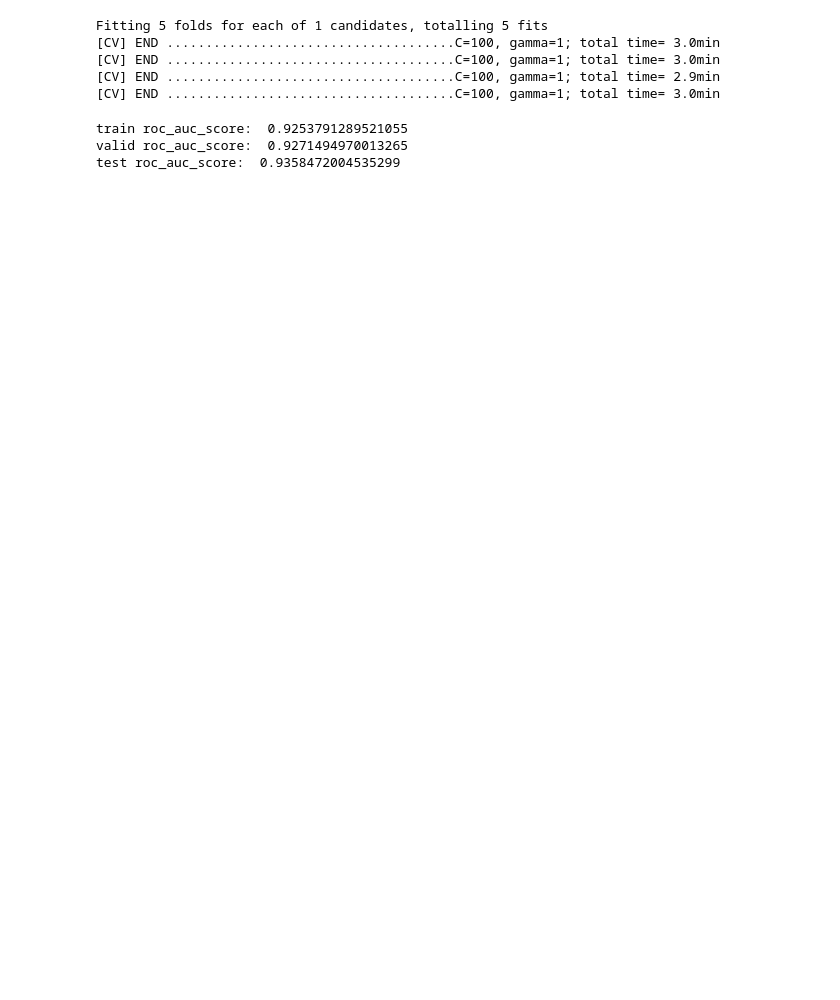
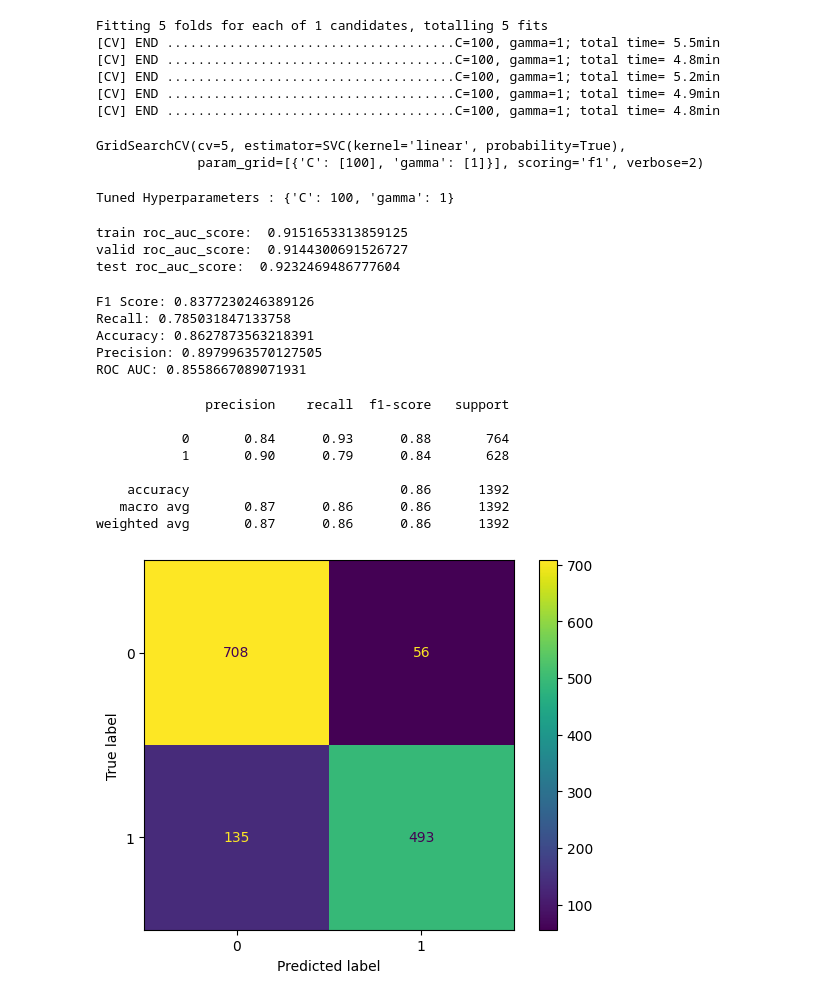
Before and after one commit to shazzad-hasan/ethereum-fraud-detection, a Jupyter notebook: models/svm.ipynb, the cells around one changed output. Cells and saved outputs as stored; diff of their text form; code cells hidden in the pictures; blank space fills up the shorter version.

```diff
--- a/models/svm.ipynb
+++ b/models/svm.ipynb
@@ -25,4 +21,0 @@ df = pd.read_csv('/content/drive/MyDrive/ethereum-fraud-detection/data/address_d
-# %%
-feature_list = list(set(df.columns) - set(['Address', 'FLAG']))
-for feature in feature_list:
-    print(feature)
@@ -128,0 +22,5 @@ df_train['FLAG'].mean(), df_valid['FLAG'].mean(), df_test['FLAG'].mean()
+# %%
+df = pd.read_csv('/content/drive/MyDrive/ethereum-fraud-detection/data/address_data_combined_ts.csv')
+feature_list = list(set(df.columns) - set(['Address', 'Index', 'FLAG']))
+df_train, df_test = train_test_split(df, test_size=0.1, random_state=0, stratify=df['FLAG'])
+df_train, df_valid = train_test_split(df_train, test_size=0.3, random_state=0, stratify=df_train['FLAG'])
@@ -289,24 +138,54 @@ clf = GridSearchCV(clf, tuned_parameters, refit=True,verbose=2,cv=5, scoring='f1
 clf.fit(df_train_prep, df_train['FLAG'])
 # %% [output]
 Fitting 5 folds for each of 1 candidates, totalling 5 fits
-[CV] END .....................................C=100, gamma=1; total time= 3.0min
-[CV] END .....................................C=100, gamma=1; total time= 3.0min
-[CV] END .....................................C=100, gamma=1; total time= 2.9min
-[CV] END .....................................C=100, gamma=1; total time= 3.0min
+[CV] END .....................................C=100, gamma=1; total time= 5.5min
+[CV] END .....................................C=100, gamma=1; total time= 4.8min
+[CV] END .....................................C=100, gamma=1; total time= 5.2min
+[CV] END .....................................C=100, gamma=1; total time= 4.9min
+[CV] END .....................................C=100, gamma=1; total time= 4.8min
+GridSearchCV(cv=5, estimator=SVC(kernel='linear', probability=True),
+             param_grid=[{'C': [100], 'gamma': [1]}], scoring='f1', verbose=2)
+# %%
+print("Tuned Hyperparameters :", clf.best_params_)
+# %% [output]
+Tuned Hyperparameters : {'C': 100, 'gamma': 1}
 # %%
-print(
-    'train roc_auc_score: ',
-    roc_auc_score(df_train['FLAG'], clf.predict_proba(df_train_prep)[:, 1])
-)
-print(
-    'valid roc_auc_score: ',
-    roc_auc_score(df_valid['FLAG'], clf.predict_proba(df_valid_prep)[:, 1])
-)
-print(
-    'test roc_auc_score: ',
-    roc_auc_score(df_test['FLAG'], clf.predict_proba(df_test_prep)[:, 1])
-)
+print('train roc_auc_score: ', roc_auc_score(df_train['FLAG'], clf.predict_proba(df_train_prep)[:, 1]))
+print('valid roc_auc_score: ', roc_auc_score(df_valid['FLAG'], clf.predict_proba(df_valid_prep)[:, 1]))
+print('test roc_auc_score: ', roc_auc_score(df_test['FLAG'], clf.predict_proba(df_test_prep)[:, 1]))
 # %% [output]
-train roc_auc_score:  0.9253791289521055
-valid roc_auc_score:  0.9271494970013265
-test roc_auc_score:  0.9358472004535299
+train roc_auc_score:  0.9151653313859125
+valid roc_auc_score:  0.9144300691526727
+test roc_auc_score:  0.9232469486777604
+# %%
+y_pred = clf.predict(df_test_prep)
+
+print("F1 Score: {}\nRecall: {}\nAccuracy: {}\nPrecision: {}\nROC AUC: {}".format(
+    f1_score(df_test['FLAG'], y_pred),
+    recall_score(df_test['FLAG'], y_pred),
+    accuracy_score(df_test['FLAG'], y_pred),
+    precision_score(df_test['FLAG'], y_pred),
+    roc_auc_score(df_test['FLAG'], y_pred))
+)
+# %% [output]
+F1 Score: 0.8377230246389126
+Recall: 0.785031847133758
+Accuracy: 0.8627873563218391
+Precision: 0.8979963570127505
+ROC AUC: 0.8558667089071931
+# %%
+print(classification_report(df_test['FLAG'], y_pred))
+cm = confusion_matrix(df_test['FLAG'], y_pred)
+disp = ConfusionMatrixDisplay(confusion_matrix = cm, display_labels = clf.classes_)
+disp.plot()
+plt.show()
+# %% [output]
+              precision    recall  f1-score   support
+
+           0       0.84      0.93      0.88       764
+           1       0.90      0.79      0.84       628
+
+    accuracy                           0.86      1392
+   macro avg       0.87      0.86      0.86      1392
+weighted avg       0.87      0.86      0.86      1392
+[figure, added]
```
Also changed, not shown: parts of 27 cells of this notebook.
